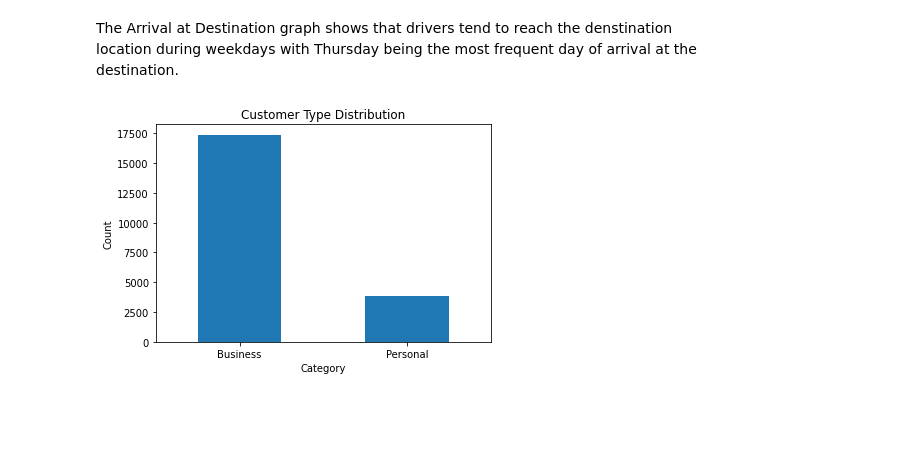
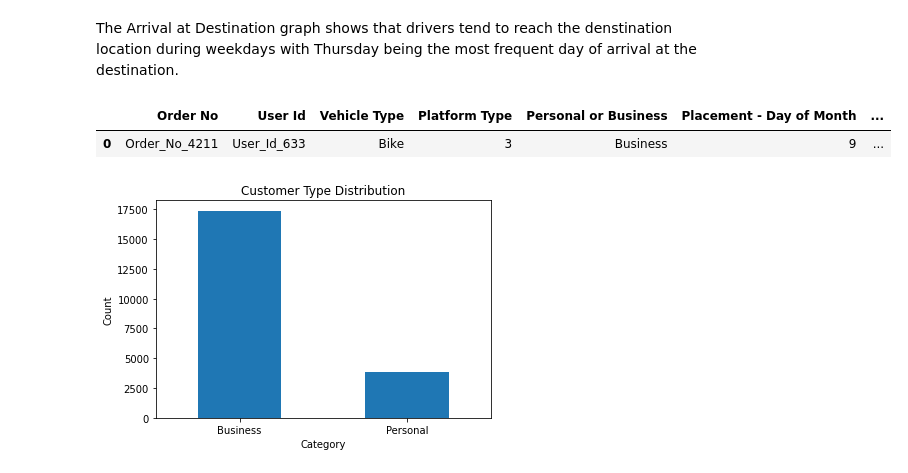
Before and after one commit to Jamakasilwane/EDSA_Zindi_Hackathon, a Jupyter notebook: EDSA_Zindi_Hackathon_notebook.ipynb, the cells around one changed output. Drawn from its saved outputs; the diff is of its cells as text; code cells hidden in the pictures; blank space fills up the shorter version.

```diff
--- a/EDSA_Zindi_Hackathon_notebook.ipynb
+++ b/EDSA_Zindi_Hackathon_notebook.ipynb
@@ -245,6 +246,11 @@ plt.show()
 [figure]
 # %% [markdown]
 The Arrival at Destination graph shows that drivers tend to reach the denstination location during weekdays with Thursday being the most frequent day of arrival at the destination.
+# %%
+train.head(1)
+# %% [output]
+|  | Order No | User Id | Vehicle Type | Platform Type | Personal or Business | Placement - Day of Month | ... |
+| 0 | Order_No_4211 | User_Id_633 | Bike | 3 | Business | 9 | ... |
 # %%
 train['Personal or Business'].value_counts().plot(kind='bar',rot=0)
 plt.title('Customer Type Distribution')
```
Also changed, not shown: parts of 32 cells of this notebook.
